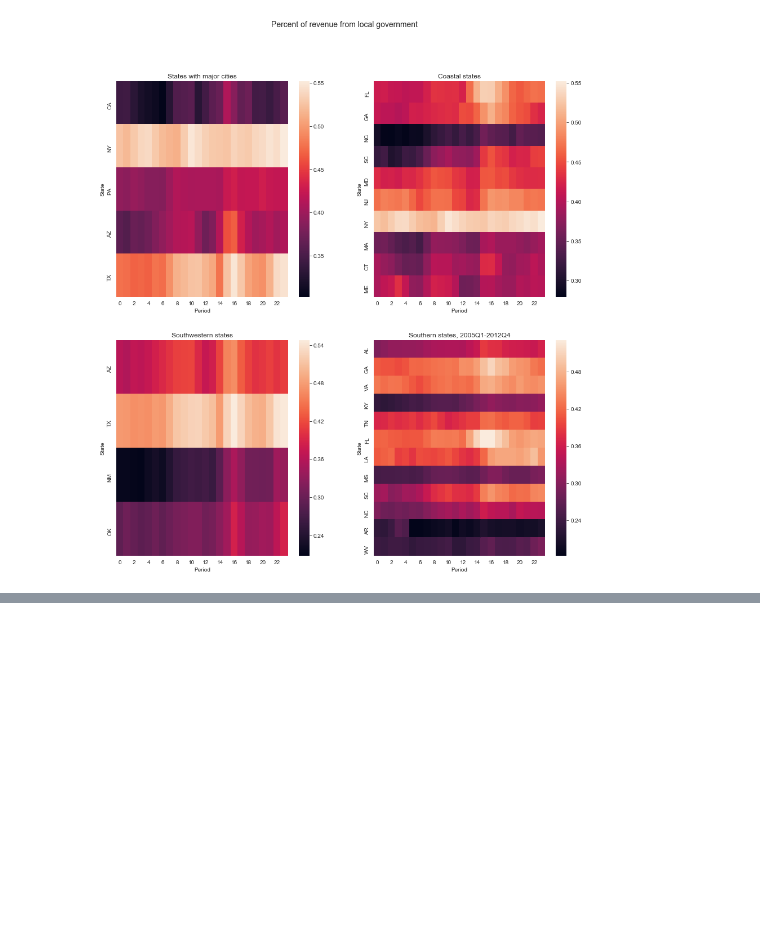
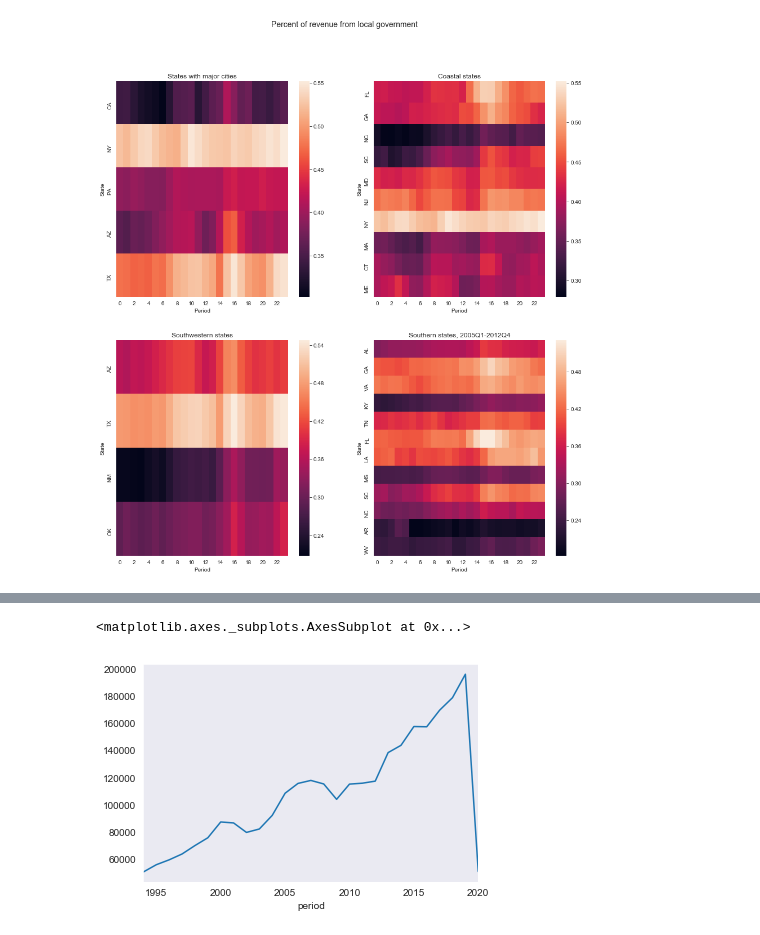
Before and after one commit to rcstein/qtax, a Jupyter notebook: QTax Data Analysis.ipynb, the cells around one changed output, grey strips where cells are left out. Drawn from its saved outputs; the diff is of its cells as text; code cells hidden in the pictures; blank space fills up the shorter version.

```diff
--- a/QTax Data Analysis.ipynb
+++ b/QTax Data Analysis.ipynb
@@ -1094,0 +1100,4 @@ plt.show()
+# %%
+yearly_tax = yearly_tax.pivot('period','state','adjusted')
+# %%
+yearly_tax = yearly_tax.resample('Y',kind = 'period').sum()
@@ -1094,0 +1124,2 @@ plt.show()
+# %%
+yearly_tax.index = pd.PeriodIndex(yearly_tax.index,freq = 'Y')
@@ -1094,0 +1156,2 @@ plt.show()
+# %%
+tax_series = yearly_tax['CA']
@@ -1094,0 +1163,5 @@ plt.show()
+# %%
+tax_series.plot()
+# %% [output]
+<matplotlib.axes._subplots.AxesSubplot at 0x...>
+[figure, added]
```
Also changed, not shown: parts of 23 cells of this notebook, 4 other files.
